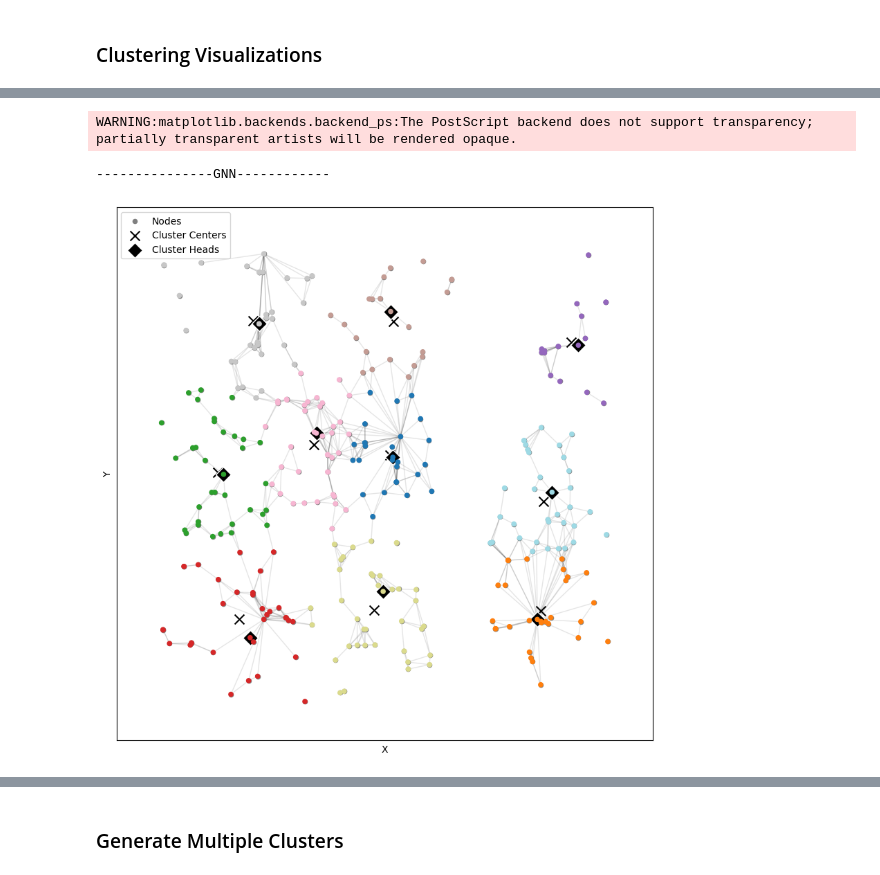
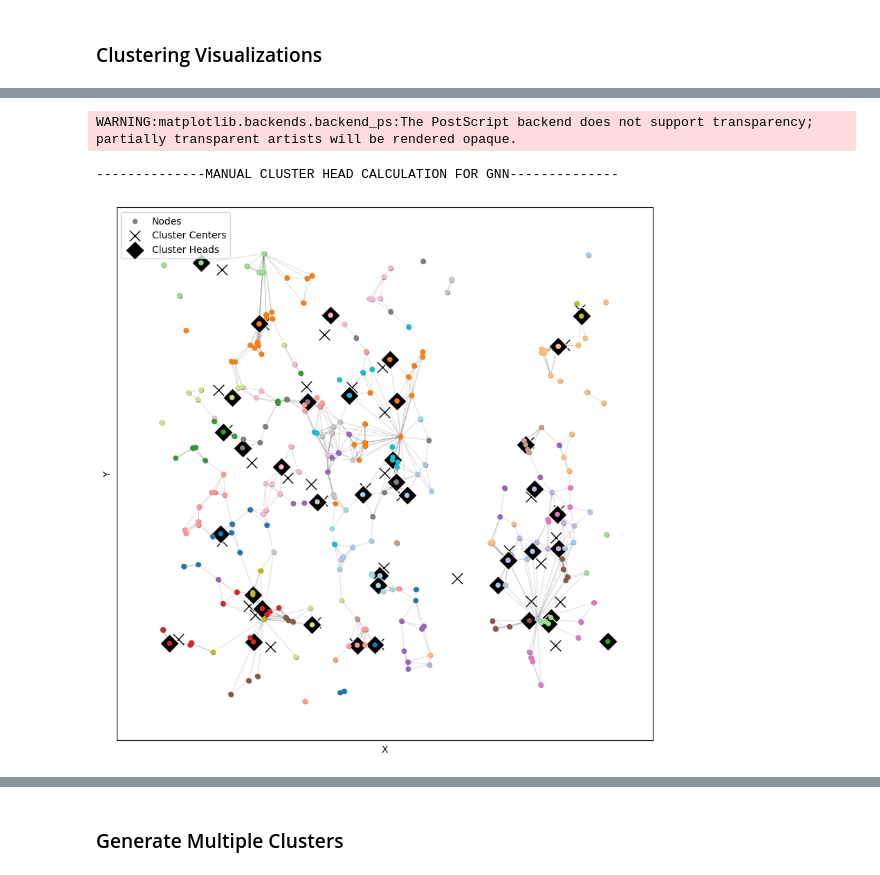
Before and after one commit to jegraham/1-GNN-Clustering, a Jupyter notebook: Simplified_Graham,_Jessica_GAE_Clustering_Phase_1_KMeans.ipynb, the cells around one changed output, grey strips where cells are left out. Saved outputs shown, nothing was run; the diff lists cells and outputs as text; code cells hidden in the pictures.

```diff
--- a/Simplified_Graham,_Jessica_GAE_Clustering_Phase_1_KMeans.ipynb
+++ b/Simplified_Graham,_Jessica_GAE_Clustering_Phase_1_KMeans.ipynb
@@ -141,7 +141,7 @@ May 4th Dataset Car and Tower  - Sheet1 (1).csv
 # Define the root directory where the dataset will be stored
 root = './'
 version = 'v1'
-run_id = 'gnn_1000_k_10_dist_170__500_non_transform'
+run_id = 'gnn_1000_k_20_dist_170__500_transform'
 
 # File Path
 folder_path = f'./results/{run_id}_{version}/'
@@ -149,21 +149,22 @@ os.makedirs(folder_path, exist_ok=True)
 
 
 # Define the Number of Clusters
-num_clusters = 10
+num_clusters = 40
 K = num_clusters
 clusters = []
 
 num_Infrastructure = 10 #The number of RSU and Towers in the Dataset (always at the start of the dataset)
-max_dist_tower = 500
-max_dist = 170
+max_dist_tower = 600
+max_dist_rsu = 350
+max_dist = 150
 
 # Channel Parameters & GAE MODEL
 in_channels = 3
 hidden_channels = 5
-out_channels = 5
+out_channels = 2
 
 # Transform Parameters
-transform_set = False #if features needed to be normalized
+transform_set = True #if features needed to be normalized
 
 # Optimizer Parameters (learning rate)
 learn_rate = 0.001
@@ -373,7 +391,7 @@ class GCNEncoder(torch.nn.Module):
       # GAT
       self.in_head = 8
       self.out_head = 1
-      self.conv1 = GATConv(in_channels, hidden_channels, heads=self.in_head, dropout=0.6)
+      self.conv1 = GATConv(in_channels, hidden_channels, heads=self.in_head)
       self.conv2 = GATConv(hidden_channels*self.in_head, out_channels, concat=False)#, heads=self.out_head, dropout=0.6)
 
 
@@ -670,43 +673,36 @@ WARNING:matplotlib.backends.backend_ps:The PostScript backend does not support t
 # %%
-print("---------------GNN (Latent Space Data) ------------")
-gnn_cluster_head_indices = []
+print("--------------MANUAL CLUSTER HEAD CALCULATION FOR GNN--------------")
 
-## ATTENTION- GNN CLUSTER CENTERS ARE ON LATENT SPACE AND CANNOT BE USED AS IT IS! CLUSTER CENTER AND HEAD ARE WRONG
-gnn_distances_to_centers = cdist(gnn_X, gnn_cluster_centers[:, :2])
+# Calculate cluster centers
+cluster_centers = gnn_df_with_cluster.groupby('cluster')[['X', 'Y']].mean()
 
-for i in range(num_clusters):
-    gnn_cluster_data_indices = np.where(gnn_labels == i)[0]
-    gnn_distances_to_center = gnn_distances_to_centers[gnn_cluster_data_indices, i]
-    gnn_cluster_head_index = gnn_cluster_data_indices[np.argmin(gnn_distances_to_center)]
-    gnn_cluster_head_indices.append(gnn_cluster_head_index)
+# Find the closest node to the calculated cluster center and designate it as the cluster head
+gnn_closest_node_indices = []
+for cluster_id, (center_x, center_y) in enumerate(zip(cluster_centers['X'], cluster_centers['Y'])):
+    gnn_distances = np.linalg.norm(gnn_df_with_cluster[['X', 'Y']].values - np.array([center_x, center_y]), axis=1)
+    gnn_closest_node_index = np.argmin(gnn_distances)
+    gnn_closest_node_indices.append(gnn_closest_node_index)
 
-# Create a single figure and axis
 fig, ax = plt.subplots(figsize=(10, 10))
 nx.draw_networkx_edges(gnn_G, gnn_pos, alpha=0.1, ax=ax)
-gnn_scatter = ax.scatter(gnn_X[:, 0], gnn_X[:, 1], s=20, color='grey', label='Nodes')
+gnn_scatter = ax.scatter(gnn_df_with_cluster['X'], gnn_df_with_cluster['Y'], s=20, color='grey', label='Nodes')
 nx.draw_networkx_nodes(gnn_G, gnn_pos, cmap=plt.get_cmap('tab20'), node_color=gnn_labels, node_size=20, ax=ax)
 
-# Calculate and plot cluster centers
-gnn_cluster_centers = []
-for i in range(num_clusters):
-    gnn_cluster_data_indices = np.where(gnn_labels == i)[0]
-    gnn_cluster_center = np.mean(gnn_X[gnn_cluster_data_indices], axis=0)
-    gnn_cluster_centers.append(gnn_cluster_center)
-gnn_cluster_centers = np.array(gnn_cluster_centers)
+cluster_center_scatter = ax.scatter(cluster_centers['X'], cluster_centers['Y'], marker='x', s=125, c='black', edgecolors='white', linewidth=1, label='Cluster Centers')
+cluster_head_scatter = ax.scatter(gnn_df_with_cluster.loc[gnn_closest_node_indices, 'X'], gnn_df_with_cluster.loc[gnn_closest_node_indices, 'Y'], marker='D', s=200, c='black', edgecolors='white', linewidth=1, label='Cluster Heads')
 
-cluster_scatter = ax.scatter(gnn_cluster_centers[:, 0], gnn_cluster_centers[:, 1], marker='x', s=100, c='black', label='Cluster Centers')
-
-gnn_cluster_head_x = [gnn_X[i][0] for i in gnn_cluster_head_indices]
-gnn_cluster_head_y = [gnn_X[i][1] for i in gnn_cluster_head_indices]
-cluster_head_scatter = ax.scatter(gnn_cluster_head_x, gnn_cluster_head_y, marker='D', s=125, c='black', edgecolors='white', linewidth=1, label='Cluster Heads')
 ax.set_xlabel('X')
 ax.set_ylabel('Y')
-ax.set
-ax.legend(handles=[gnn_scatter, cluster_scatter, cluster_head_scatter])
+
+handles, labels = ax.get_legend_handles_labels()
+handles.append(cluster_center_scatter)
+handles.append(cluster_head_scatter)
+ax.legend(handles=handles, labels=labels)
+
 plt.savefig(f'{folder_path}{run_id}_{version}-cluster-centers-node-features-gnn', format='eps', dpi=300)
 plt.show()
 # %% [output]
 WARNING:matplotlib.backends.backend_ps:The PostScript backend does not support transparency; partially transparent artists will be rendered opaque.
----------------GNN------------
+--------------MANUAL CLUSTER HEAD CALCULATION FOR GNN--------------
-[figure, old version]
+[figure, new version]
 # %%
```
Also changed, not shown: parts of 68 cells of this notebook.
